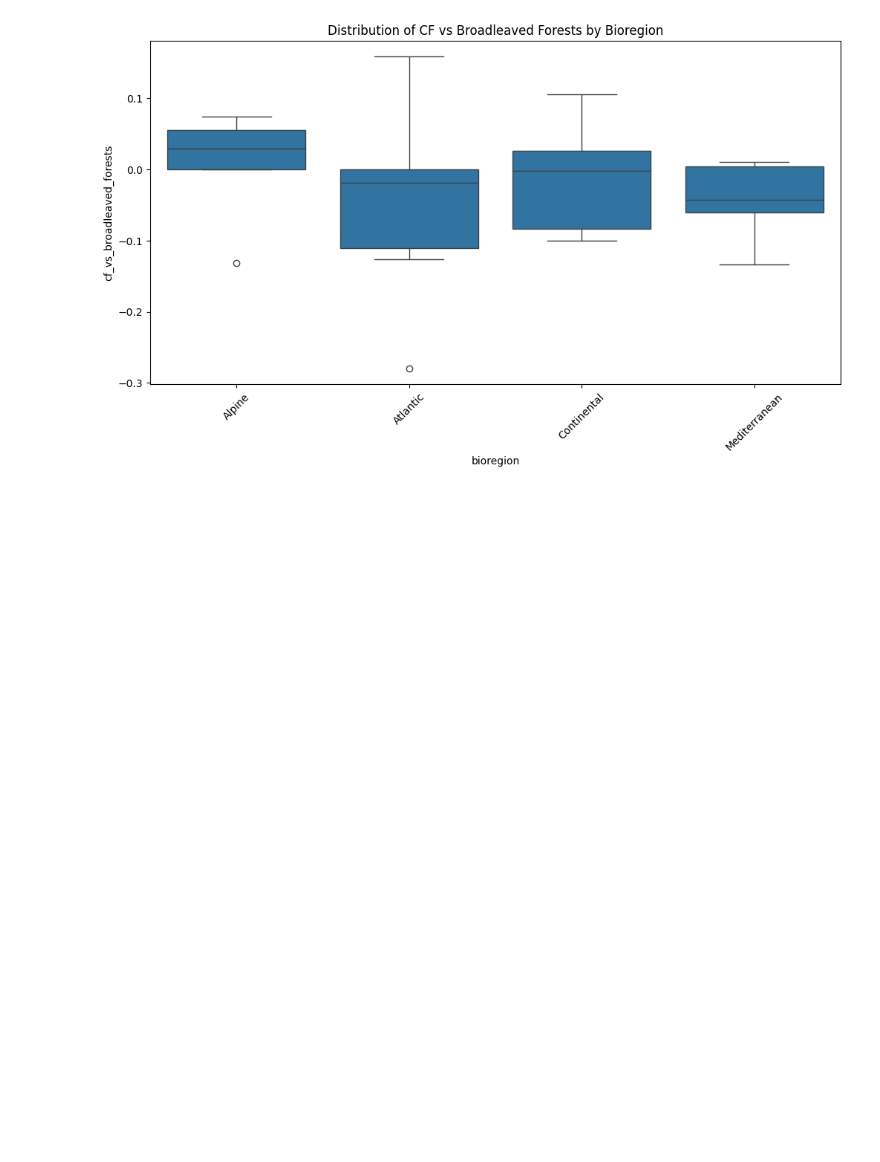
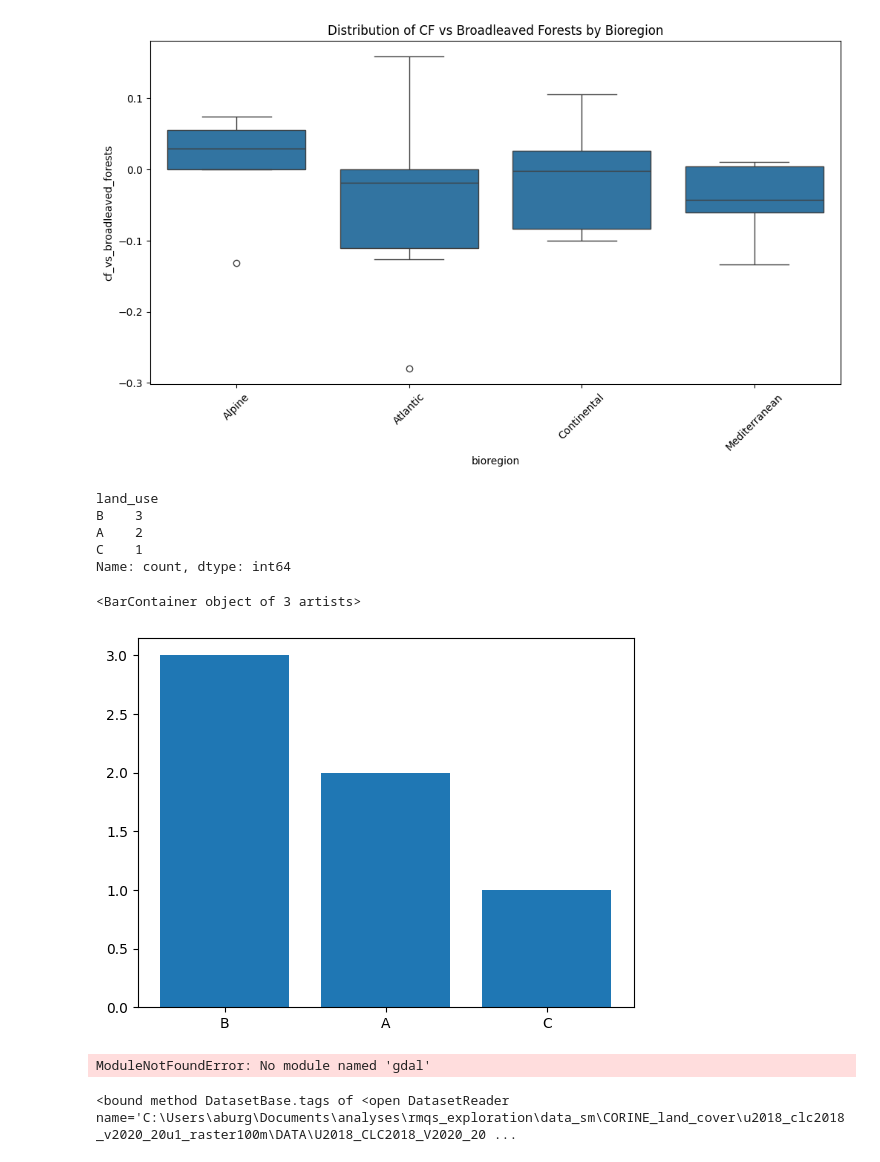
Before and after one commit to Phurga/rmqs_exploration, a Jupyter notebook: code/tests.ipynb, the cells around one changed output. Cells and saved outputs as stored; diff of their text form; code cells hidden in the pictures; blank space fills up the shorter version.

```diff
--- a/code/tests.ipynb
+++ b/code/tests.ipynb
@@ -60,8 +60,33 @@ plt.show()
 # %% [output]
 [figure]
 # %%
-import gdal
+import pandas as pd
+import matplotlib.pyplot as plt
+data = pd.DataFrame({
+    'land_use': ['A', 'B', 'C', 'A', 'B', 'B'],
+    'bioregion': ['X', 'X', 'X', 'Y', 'Y', 'Y'],
+    'otu_richness': [10, 20, 30, 15, 25, 35]
+})
+print(data['land_use'].value_counts())
 
-ds = gdal.Open("your.tif")
-band = ds.GetRasterBand(1)
-rat = band.GetDefaultRAT()
+plt.bar(data['land_use'].value_counts().index, data['land_use'].value_counts().values)
+# %% [output]
+land_use
+B    3
+A    2
+C    1
+Name: count, dtype: int64
+<BarContainer object of 3 artists>
+[figure, added]
+# %%
+import rasterio
+import GLOBALS
+import gdal
+
+corine = rasterio.open(GLOBALS.CORINE_PATH)
+# %% [output]
+ModuleNotFoundError: No module named 'gdal'
+# %%
+corine.tags
+# %% [output]
+<bound method DatasetBase.tags of <open DatasetReader name='C:\Users\aburg\Documents\analyses\rmqs_exploration\data_sm\CORINE_land_cover\u2018_clc2018_v2020_20u1_raster100m\DATA\U2018_CLC2018_V2020_20 ...
```
Also changed, not shown: 5 other files.
